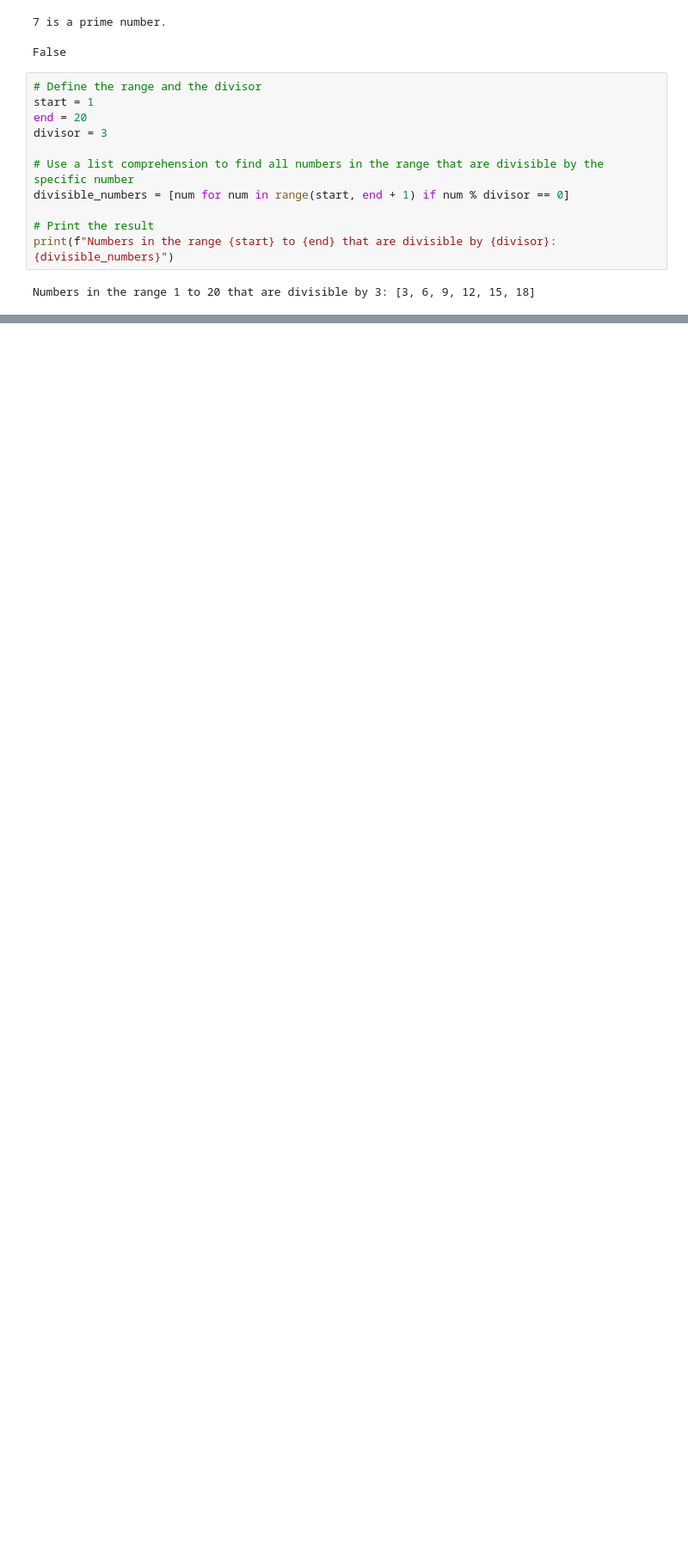
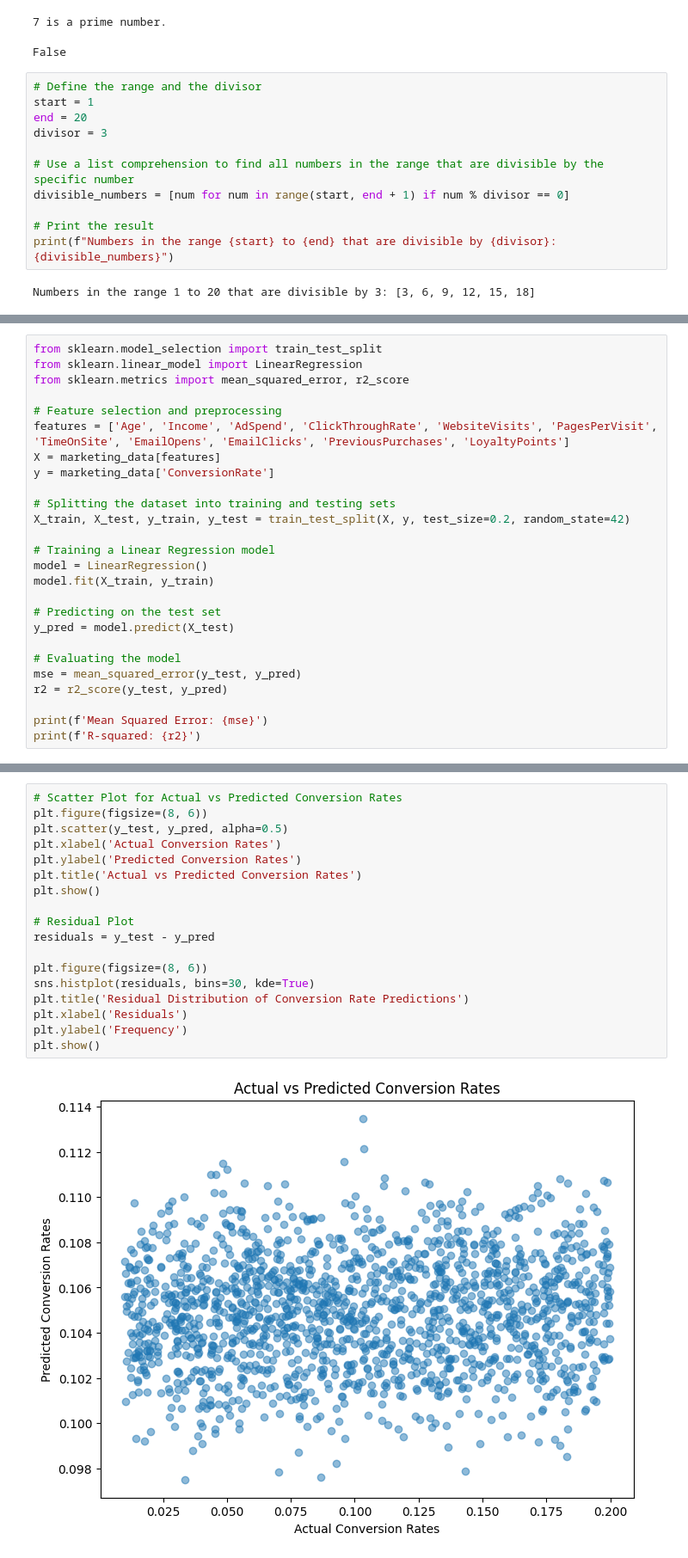
Before and after one commit to Commit-ted/DI-Bootcamp, a Jupyter notebook: Week4_PreProcessing_Data/D2/ExerciseXP/EX_Gold.ipynb, the cells around one changed output, grey strips where cells are left out. Shown: that part at 86% size. Drawn from its saved outputs; the diff is of its cells as text; blank space fills up the shorter version.

```diff
--- a/Week4_PreProcessing_Data/D2/ExerciseXP/EX_Gold.ipynb
+++ b/Week4_PreProcessing_Data/D2/ExerciseXP/EX_Gold.ipynb
@@ -36,0 +238,26 @@ Numbers in the range 1 to 20 that are divisible by 3: [3, 6, 9, 12, 15, 18]
+# %%
+from sklearn.model_selection import train_test_split
+from sklearn.linear_model import LinearRegression
+from sklearn.metrics import mean_squared_error, r2_score
+
+# Feature selection and preprocessing
+features = ['Age', 'Income', 'AdSpend', 'ClickThroughRate', 'WebsiteVisits', 'PagesPerVisit', 'TimeOnSite', 'EmailOpens', 'EmailClicks', 'PreviousPurchases', 'LoyaltyPoints']
+X = marketing_data[features]
+y = marketing_data['ConversionRate']
+
+# Splitting the dataset into training and testing sets
+X_train, X_test, y_train, y_test = train_test_split(X, y, test_size=0.2, random_state=42)
+
+# Training a Linear Regression model
+model = LinearRegression()
+model.fit(X_train, y_train)
+
+# Predicting on the test set
+y_pred = model.predict(X_test)
+
+# Evaluating the model
+mse = mean_squared_error(y_test, y_pred)
+r2 = r2_score(y_test, y_pred)
+
+print(f'Mean Squared Error: {mse}')
+print(f'R-squared: {r2}')
@@ -36,0 +267,20 @@ Numbers in the range 1 to 20 that are divisible by 3: [3, 6, 9, 12, 15, 18]
+# %%
+# Scatter Plot for Actual vs Predicted Conversion Rates
+plt.figure(figsize=(8, 6))
+plt.scatter(y_test, y_pred, alpha=0.5)
+plt.xlabel('Actual Conversion Rates')
+plt.ylabel('Predicted Conversion Rates')
+plt.title('Actual vs Predicted Conversion Rates')
+plt.show()
+
+# Residual Plot
+residuals = y_test - y_pred
+
+plt.figure(figsize=(8, 6))
+sns.histplot(residuals, bins=30, kde=True)
+plt.title('Residual Distribution of Conversion Rate Predictions')
+plt.xlabel('Residuals')
+plt.ylabel('Frequency')
+plt.show()
+# %% [output]
+[figure, added]
```
Also changed, not shown: parts of 11 cells of this notebook.
